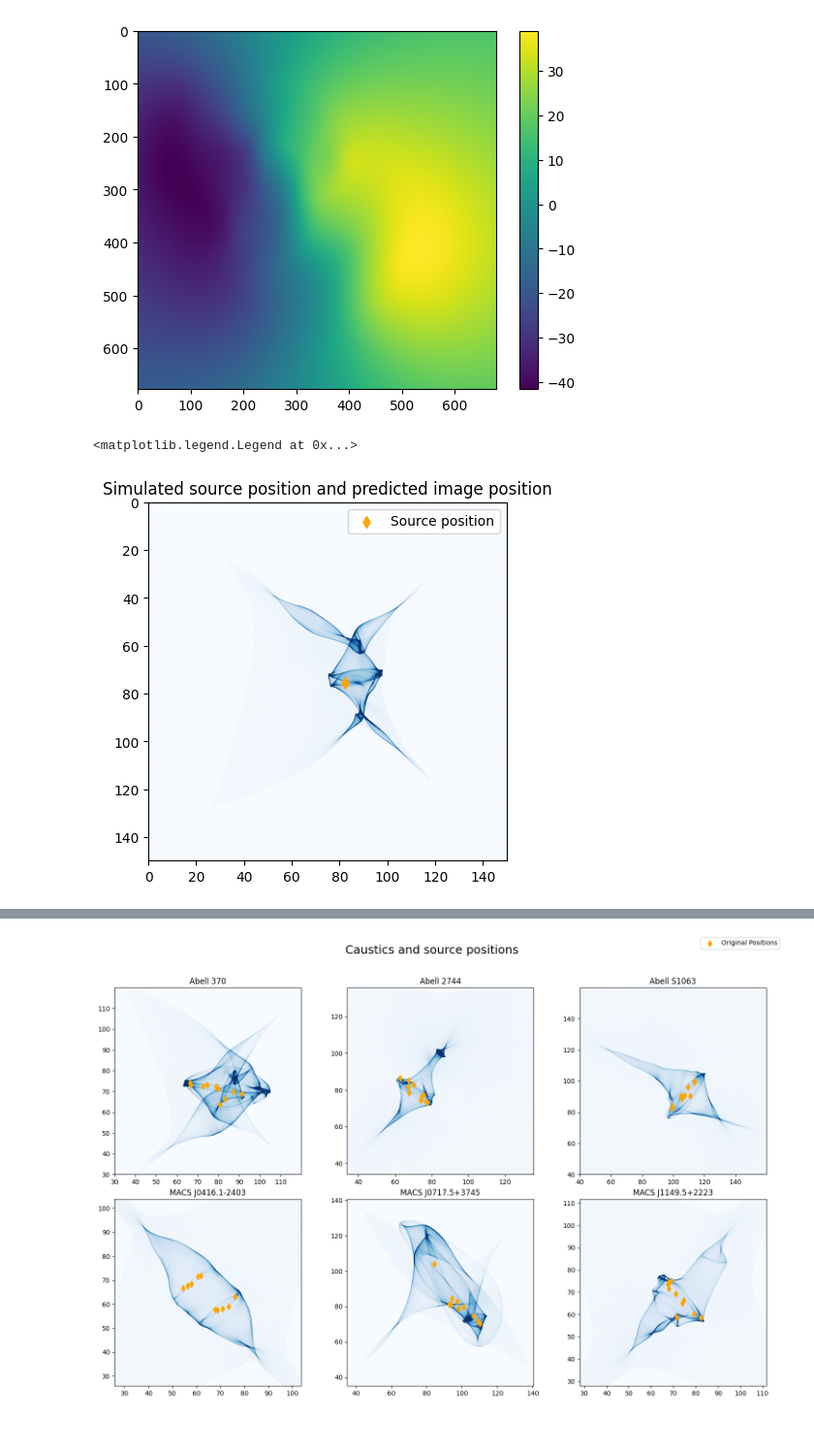
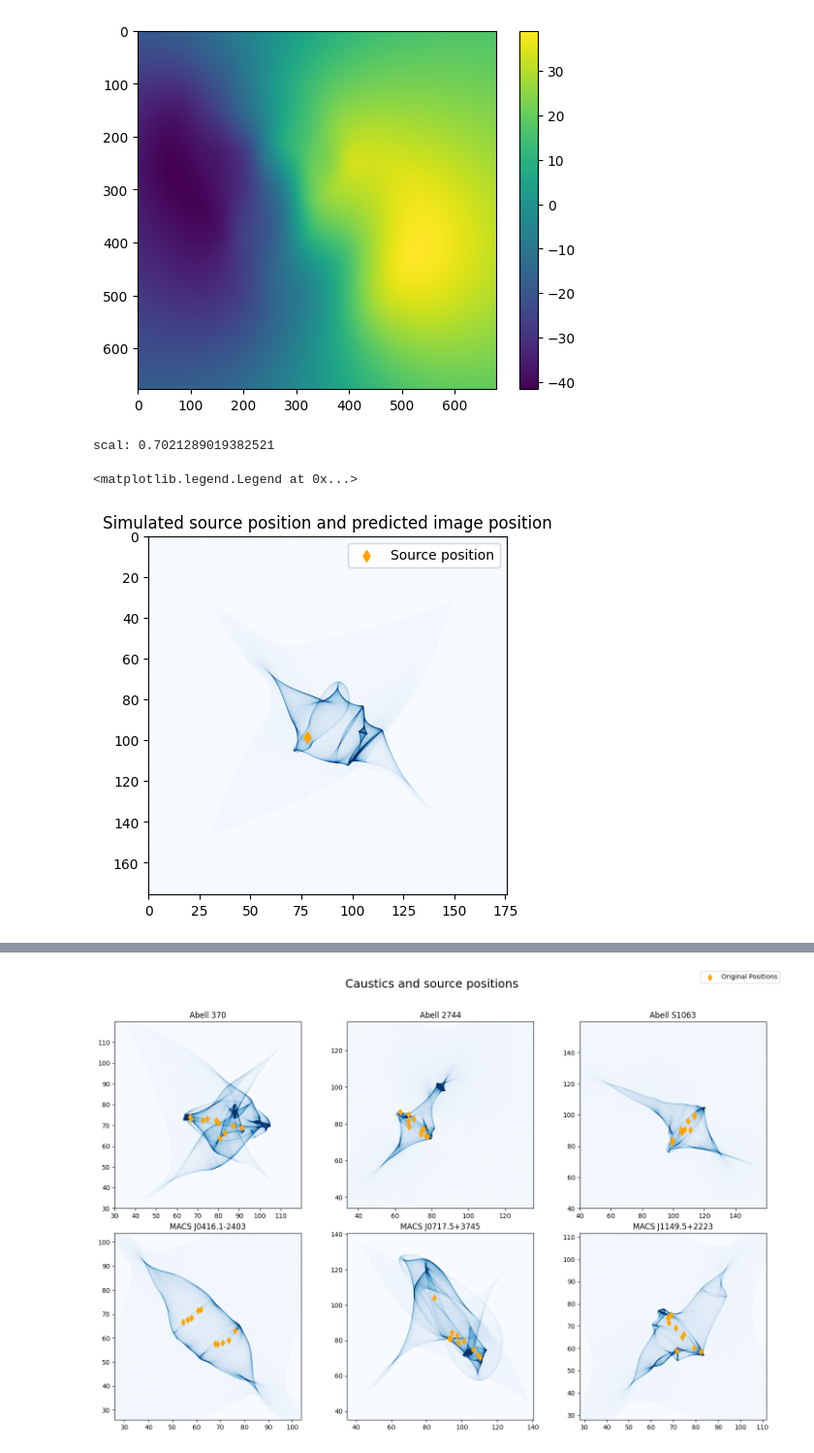
Before and after one commit to diceandcats/GWlensing_Brian, a Jupyter notebook: visualize cluster.ipynb, the cells around one changed output, grey strips where cells are left out. Shown at 97% size. Saved outputs shown, nothing was run; the diff lists cells and outputs as text; code cells hidden in the pictures.

```diff
--- a/visualize cluster.ipynb
+++ b/visualize cluster.ipynb
@@ -97,41 +97,48 @@ plt.colorbar()
 [figure]
 # %%
 # look at the caustic
-index = 0
+index = 4
+cosmology = FlatLambdaCDM(H0=70, Om0=0.3)
+z_l = 0.545
+z_s = 3.54
+D_LS = cosmology.angular_diameter_distance_z1z2(z_l, z_s)
+D_S = cosmology.angular_diameter_distance(z_s)
 
-
+# Scale deflection map
+scal = D_LS/D_S
+print(f"scal: {scal}")
 size = len(datax_list[index])
 
 array_test = np.zeros((size,size))
 pixscale = pixscale_list[index]
 datay = datay_list[index]/pixscale
 datax = datax_list[index]/pixscale
 # scal factor for real deflection map
-scal = 1
-datay *= scal *0.7758602435306683
-datax *= scal *0.7758602435306683
+datay *= scal
+datax *= scal
 for i in range(0,size):
     for j in range(0,size):
         ycoord = i-datay[i,j]
         xcoord = j-datax[i,j]
         ydec = ycoord%1
         xdec = xcoord%1
         xfloor = floor(xcoord)
         yfloor = floor(ycoord)
         array_test[yfloor,xfloor] += 1
 
 plt.imshow(array_test, cmap='Blues', vmax = 50, extent=[0, size*pixscale, pixscale*size,0 ])
-plt.scatter(82.4,75.6, c = 'orange', marker='d')
+plt.scatter(77.87952094526975, 98.53320541586146, c = 'orange', marker='d')
 # plt.scatter([25.04527574, 80.3895084 , 89.83823507, 70.3500693 , 62.87531747,
 #        63.56479705, 78.41485862],[96.30394225, 51.47812429, 71.45908221, 59.92729871, 45.81923451,
 #        52.27263524, 72.34180586], c = 'r', marker='x')
-#plt.xlim(50,70)
-#plt.ylim(60,80)
+#plt.xlim(90,100)
+#plt.ylim(95,105)
 
 plt.title('Simulated source position and predicted image position')
 plt.legend(['Source position','Image position'])
 
 # plt.savefig('Report images/src and img.pdf')
 # %% [output]
-<matplotlib.legend.Legend at 0x...>
+scal: 0.7021289019382521
+<matplotlib.legend.Legend at 0x...>
-[figure, old version]
+[figure, new version]
```
Also changed, not shown: parts of 2 cells of this notebook, 37 other files.
